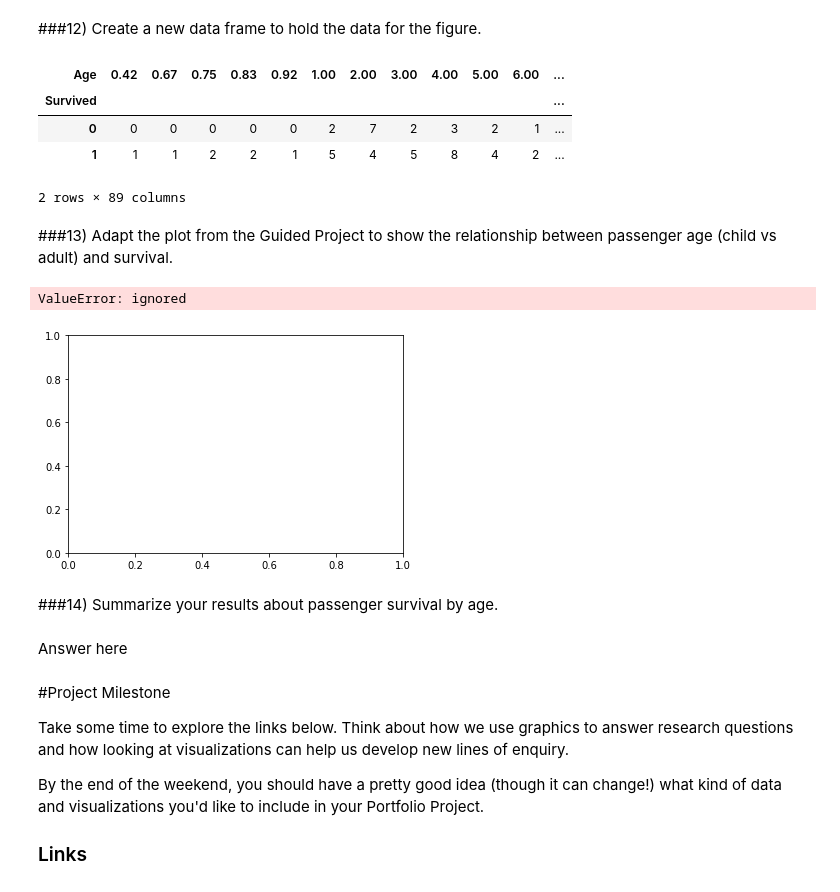
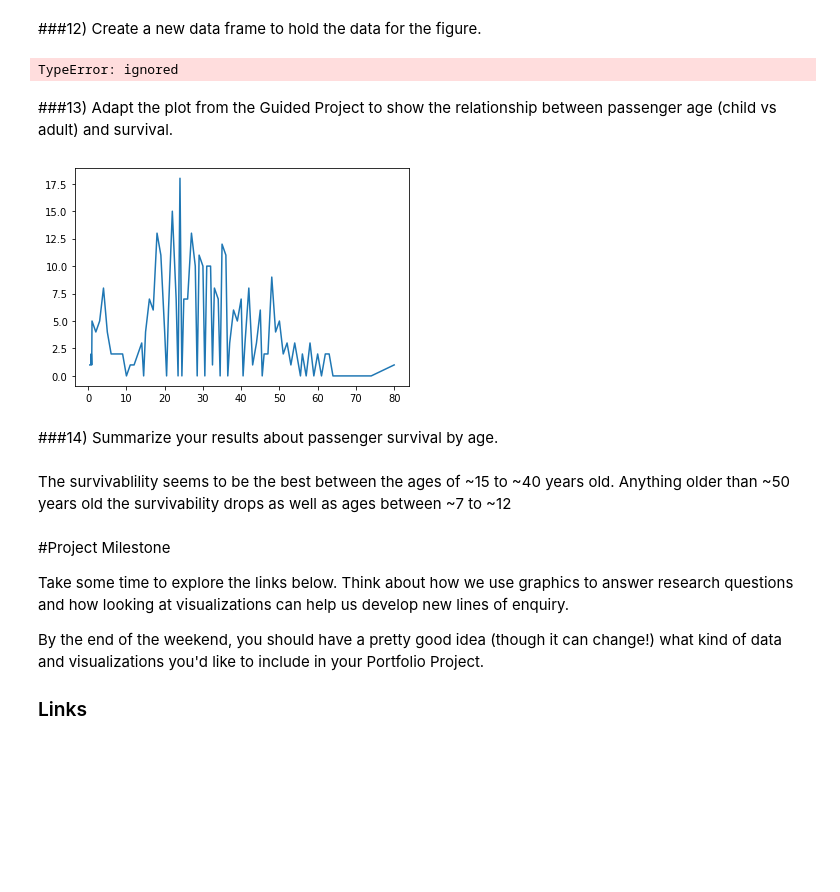
Before and after one commit to mariokart345/DS-Unit-1-Sprint-1-Data-Wrangling-and-Storytelling, a Jupyter notebook: module4-make-explanatory-visualizations/LS_DS_114_Make_Explanatory_Visualizations_Assignment.ipynb, the cells around one changed output. Drawn from its saved outputs; the diff is of its cells as text; code cells hidden in the pictures; blank space fills up the shorter version.

```diff
--- a/module4-make-explanatory-visualizations/LS_DS_114_Make_Explanatory_Visualizations_Assignment.ipynb
+++ b/module4-make-explanatory-visualizations/LS_DS_114_Make_Explanatory_Visualizations_Assignment.ipynb
@@ -143,27 +143,20 @@ Survived                                ...
 ###12) Create a new data frame to hold the data for the figure.
 # %%
 Ages_Survived = pd.concat([pd.crosstab(Titanic['Survived'],Children['Age']),pd.crosstab(Titanic['Survived'],Adult['Age'])],axis=1)
-Ages_Survived
+Ages_Survived = Ages_Survived(Ages_Survived>0)
 # %% [output]
-| Age | 0.42 | 0.67 | 0.75 | 0.83 | 0.92 | 1.00 | 2.00 | 3.00 | 4.00 | 5.00 | 6.00 | ... |
-| Survived |  |  |  |  |  |  |  |  |  |  |  | ... |
-| 0 | 0 | 0 | 0 | 0 | 0 | 2 | 7 | 2 | 3 | 2 | 1 | ... |
-| 1 | 1 | 1 | 2 | 2 | 1 | 5 | 4 | 5 | 8 | 4 | 2 | ... |
-2 rows × 89 columns
+TypeError: ignored
 # %% [markdown]
 ###13) Adapt the plot from the Guided Project to show the relationship between passenger age (child vs adult) and survival.
 # %%
-
 fix,ax=plt.subplots()
-ticks=[]
-ax.plot([1],Ages_Survived);
+ax.plot(list(Ages_Survived),Ages_Survived.loc[1]);
 # %% [output]
-ValueError: ignored
-[figure, old version]
+[figure, new version]
 # %% [markdown]
 ###14) Summarize your results about passenger survival by age.
-# %% [markdown]
-Answer here
+# %% [markdown]
+The survivablility seems to be the best between the ages of ~15 to ~40 years old. Anything older than ~50 years old the survivability drops as well as ages between ~7 to ~12
 # %% [markdown]
 #Project Milestone
 
```
Also changed, not shown: parts of 2 cells of this notebook.
